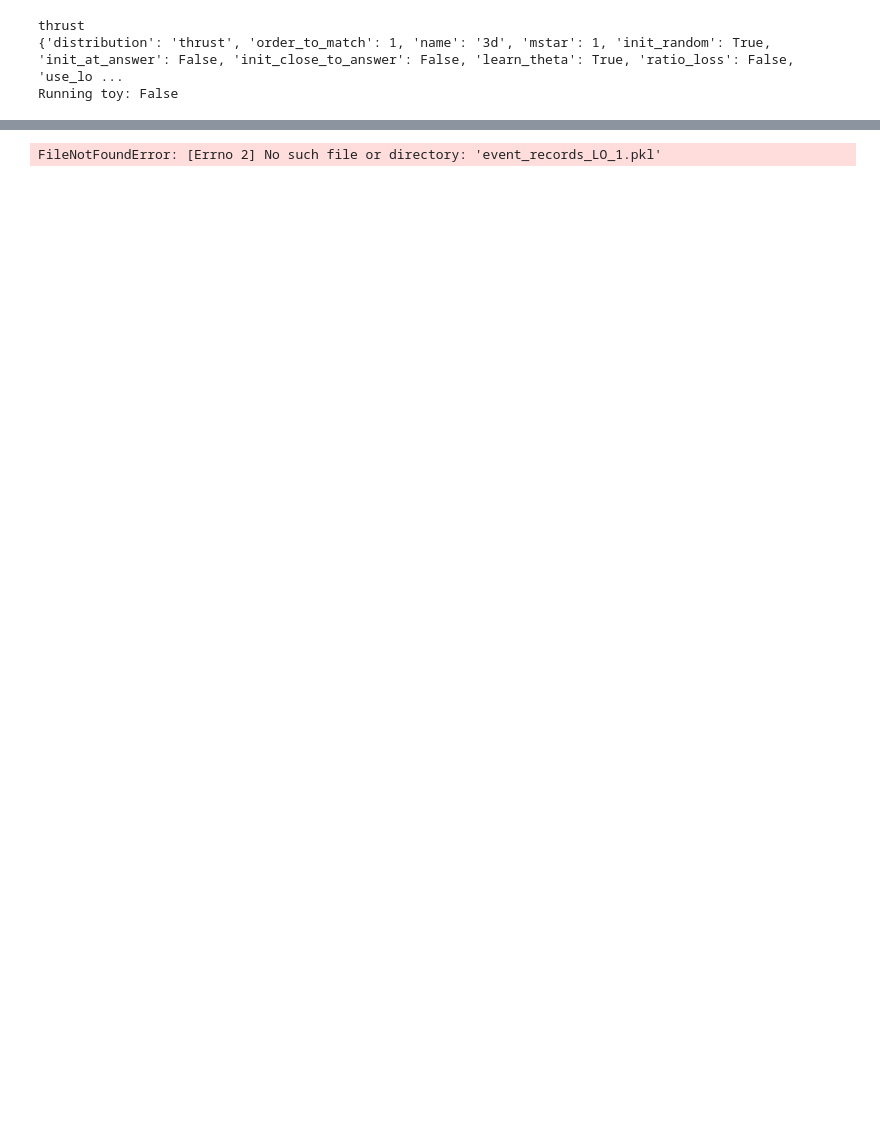
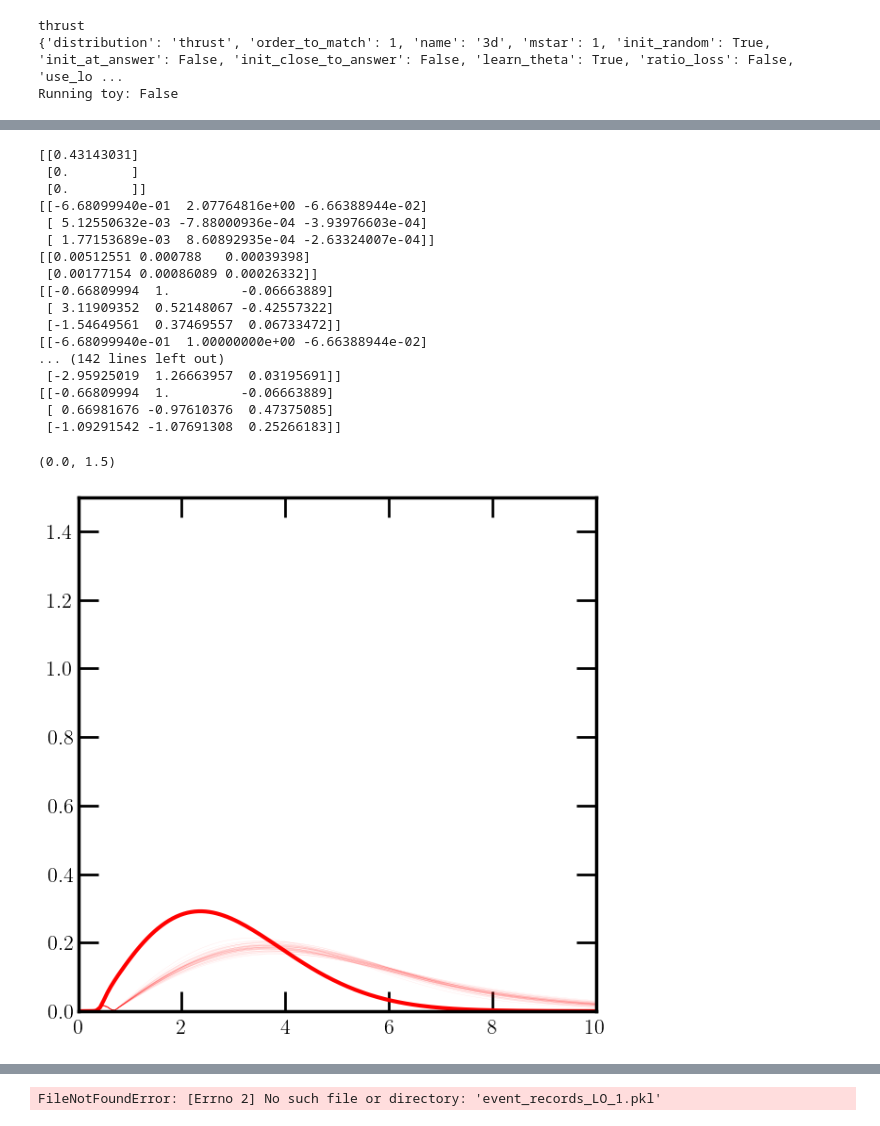
Before and after one commit to rikab/RDF, a Jupyter notebook: old/plot_results_rikabplotlib.ipynb, the cells around one changed output, grey strips where cells are left out. Drawn from its saved outputs; the diff is of its cells as text; code cells hidden in the pictures; blank space fills up the shorter version.

Commit message:
multi angularity fixes

```diff
--- a/old/plot_results_rikabplotlib.ipynb
+++ b/old/plot_results_rikabplotlib.ipynb
@@ -145,0 +133,54 @@ def read_in_data(file_indices, example, t_bins, device):
+# %%
+# Test multiple g values
+
+tt = torch.linspace(save_dict["configs"]["t_min"], 2 * save_dict["configs"]["t_max"], 200, device=device)
+alpha = 0.117
+alpha_tensor = torch.tensor(alpha, device=device)
+
+print(theta_log[-1])
+
+stds = np.abs(g_coeffs_log[-1, -2:])
+print(g_coeffs_log[-1])
+print(stds)
+
+fig, ax = newplot('full')
+plt.plot(
+       tt.detach().cpu().numpy(),q(tt, alpha_tensor, torch.tensor(g_coeffs_log[-1]).to(device), torch.tensor(theta_log[-1]).to(device), save_dict["configs"]["mstar"], save_dict["configs"]["t_min"], save_dict["configs"]["t_max"], device, factorial_cache_info), label="Ansatz",  color="red",
+    )
+
+for i in range(50):
+
+    g_coeffs_copy = g_coeffs_log[-1].copy()
+    g_coeffs_copy[-2:] = 1000*np.random.normal(np.zeros_like(g_coeffs_copy[-2:]), stds)
+    g_coeffs_copy[0, 1] = 1
+
+
+    print(g_coeffs_copy)
+
+    plt.plot(
+           tt.detach().cpu().numpy(),q(tt, alpha_tensor, torch.tensor(g_coeffs_copy).to(device), torch.tensor(theta_log[-1]).to(device), save_dict["configs"]["mstar"], save_dict["configs"]["t_min"], save_dict["configs"]["t_max"], device, factorial_cache_info), color="red", alpha=0.1, lw = 0.25
+        )
+
+plt.xlim(0, 10)
+plt.ylim(0, 1.5)
+# plt.yscale("log")
+# %% [output]
+[[0.43143031]
+ [0.        ]
+ [0.        ]]
+[[-6.68099940e-01  2.07764816e+00 -6.66388944e-02]
+ [ 5.12550632e-03 -7.88000936e-04 -3.93976603e-04]
+ [ 1.77153689e-03  8.60892935e-04 -2.63324007e-04]]
+[[0.00512551 0.000788   0.00039398]
+ [0.00177154 0.00086089 0.00026332]]
+[[-0.66809994  1.         -0.06663889]
+ [ 3.11909352  0.52148067 -0.42557322]
+ [-1.54649561  0.37469557  0.06733472]]
+[[-6.68099940e-01  1.00000000e+00 -6.66388944e-02]
+... (142 lines left out)
+ [-2.95925019  1.26663957  0.03195691]]
+[[-0.66809994  1.         -0.06663889]
+ [ 0.66981676 -0.97610376  0.47375085]
+ [-1.09291542 -1.07691308  0.25266183]]
+(0.0, 1.5)
+[figure, added]
```
Also changed, not shown: parts of 9 cells of this notebook, 4 other files.
